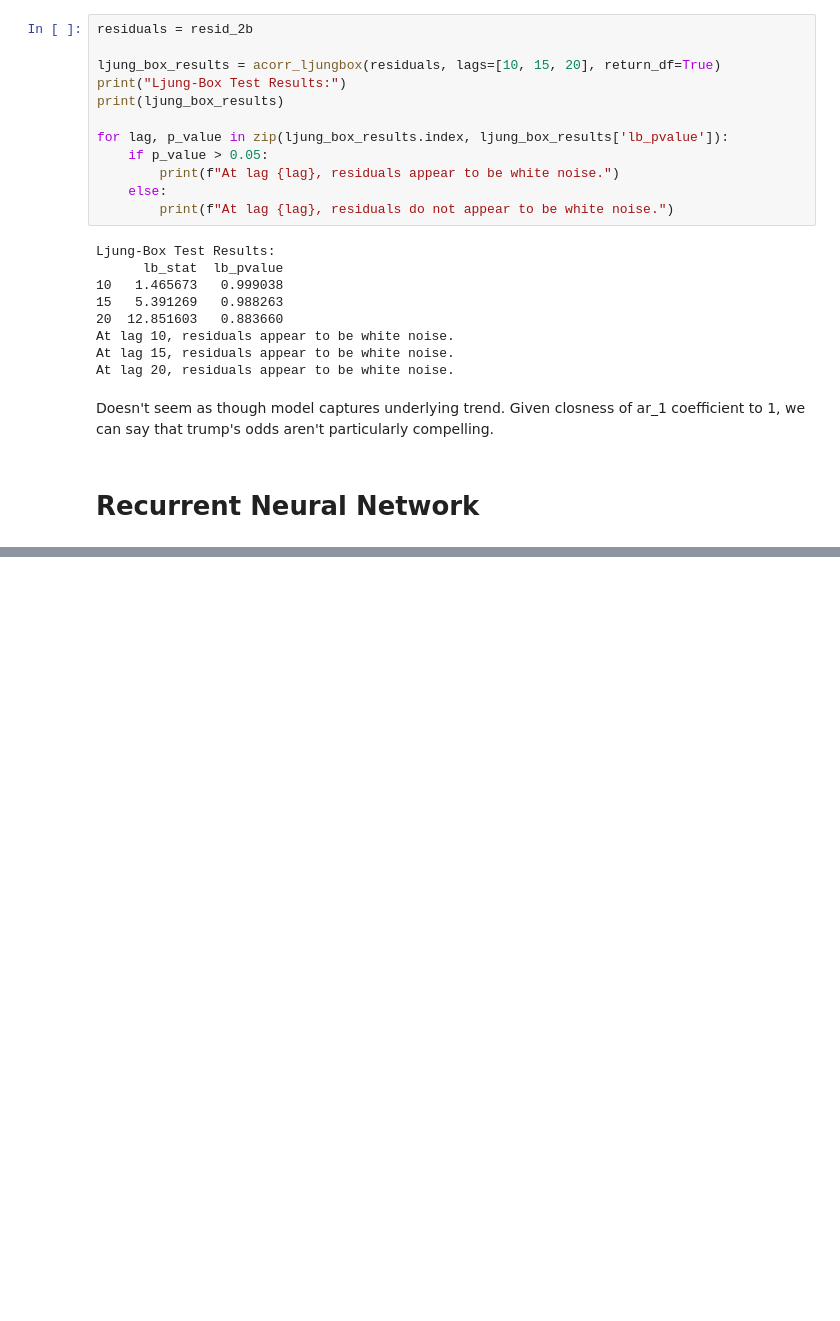
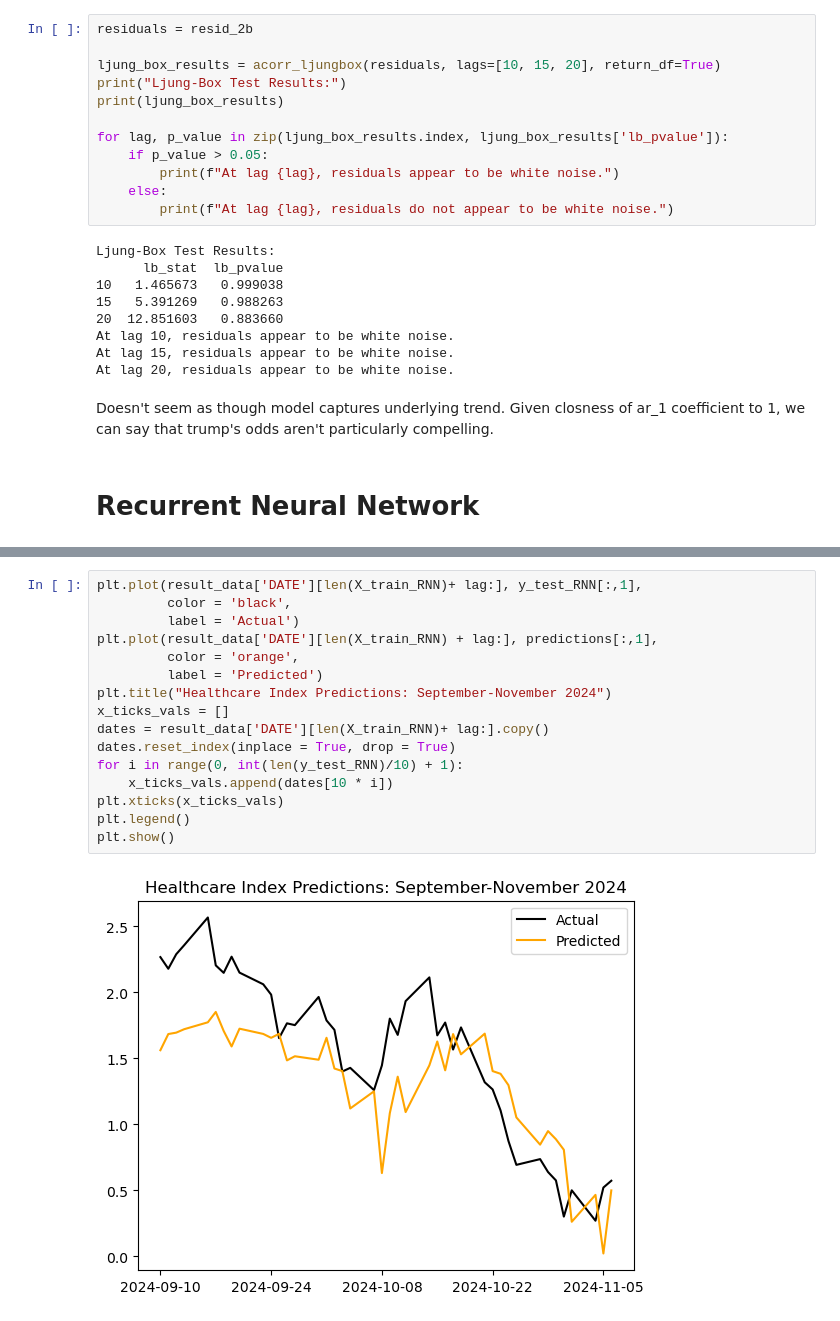
Before and after one commit to dg3358/ACTU-5842-Project, a Jupyter notebook: project_code.ipynb, the cells around one changed output, grey strips where cells are left out. Cells and saved outputs as stored; diff of their text form; blank space fills up the shorter version.

```diff
--- a/project_code.ipynb
+++ b/project_code.ipynb
@@ -898,0 +1021,18 @@ Doesn't seem as though model captures underlying trend. Given closness of ar_1 c
+# %%
+plt.plot(result_data['DATE'][len(X_train_RNN)+ lag:], y_test_RNN[:,1],
+         color = 'black',
+         label = 'Actual')
+plt.plot(result_data['DATE'][len(X_train_RNN) + lag:], predictions[:,1],
+         color = 'orange',
+         label = 'Predicted')
+plt.title("Healthcare Index Predictions: September-November 2024")
+x_ticks_vals = []
+dates = result_data['DATE'][len(X_train_RNN)+ lag:].copy()
+dates.reset_index(inplace = True, drop = True)
+for i in range(0, int(len(y_test_RNN)/10) + 1):
+    x_ticks_vals.append(dates[10 * i])
+plt.xticks(x_ticks_vals)
+plt.legend()
+plt.show()
+# %% [output]
+[figure, added]
```
Also changed, not shown: parts of 12 cells of this notebook, 1 other file.
